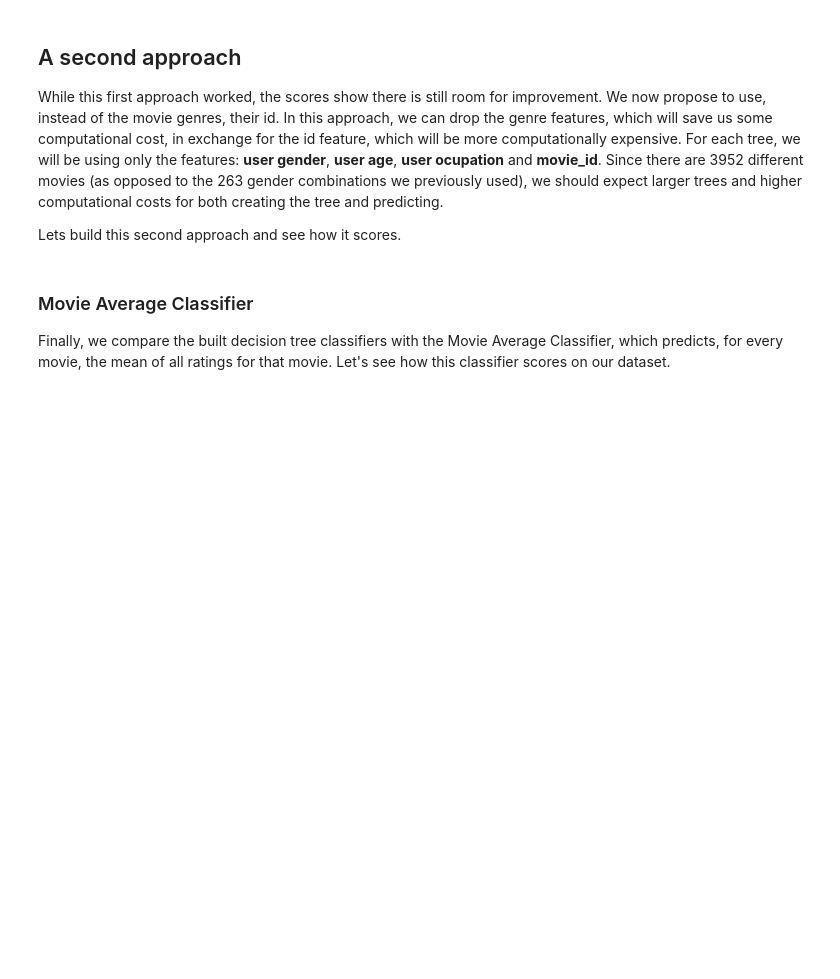
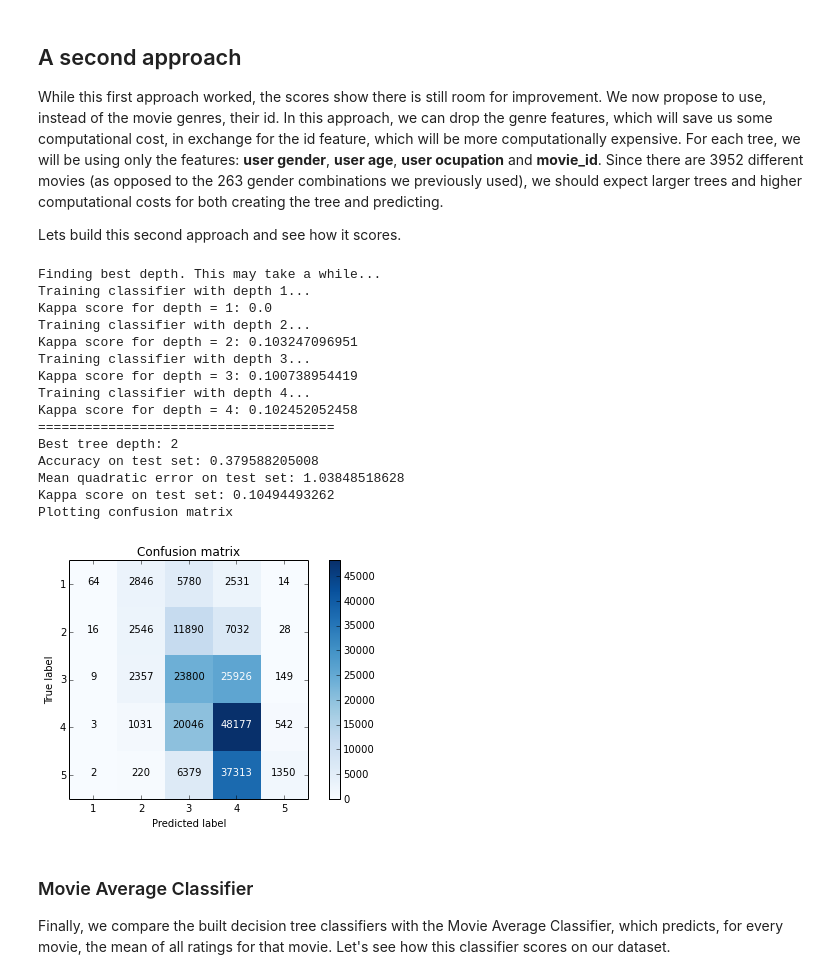
Before and after one commit to gabrielilharco/ctc17-project3, a Jupyter notebook: src/tree.ipynb, the cells around one changed output. Saved outputs shown, nothing was run; the diff lists cells and outputs as text; code cells hidden in the pictures; blank space fills up the shorter version.

```diff
--- a/src/tree.ipynb
+++ b/src/tree.ipynb
@@ -493,18 +559,35 @@ While this first approach worked, the scores show there is still room for improv
 Lets build this second approach and see how it scores.
 # %%
 columns2 = ['age', 'gender', 'ocupation', 'movie_id', 'rating']
-best_depth2, best_clf2 = find_best_depth(train_set, validation_set, [2], columns2)
+best_depth2, best_clf2 = find_best_depth(train_set, validation_set, [1,2,3,4], columns2)
 
 confusion_matrix2 = best_clf2.score(test_set[columns2], labels, 'rating')
 accuracy2, error2, kappa2 = get_statistics(confusion_matrix2, labels)
 
 print "======================================"
 print "Best tree depth:", best_depth2
 print "Accuracy on test set: " + str(accuracy2)
 print "Mean quadratic error on test set: " + str(error2)
 print "Kappa score on test set: " + str(kappa2)
 print "Plotting confusion matrix"
 plot_confusion_matrix(confusion_matrix2, labels)
+# %% [output]
+Finding best depth. This may take a while...
+Training classifier with depth 1...
+Kappa score for depth = 1: 0.0
+Training classifier with depth 2...
+Kappa score for depth = 2: 0.103247096951
+Training classifier with depth 3...
+Kappa score for depth = 3: 0.100738954419
+Training classifier with depth 4...
+Kappa score for depth = 4: 0.102452052458
+======================================
+Best tree depth: 2
+Accuracy on test set: 0.379588205008
+Mean quadratic error on test set: 1.03848518628
+Kappa score on test set: 0.10494493262
+Plotting confusion matrix
+[figure, added]
 # %% [markdown]
 ### Movie Average Classifier
 
```
Also changed, not shown: parts of 16 cells of this notebook, 1 other file.
